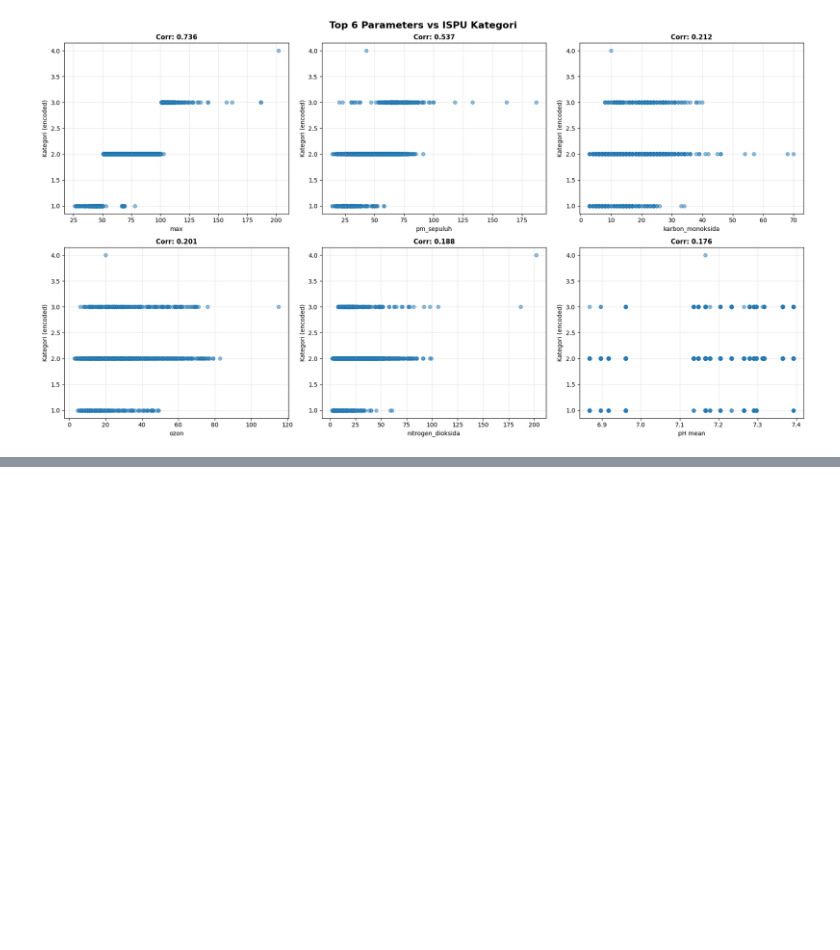
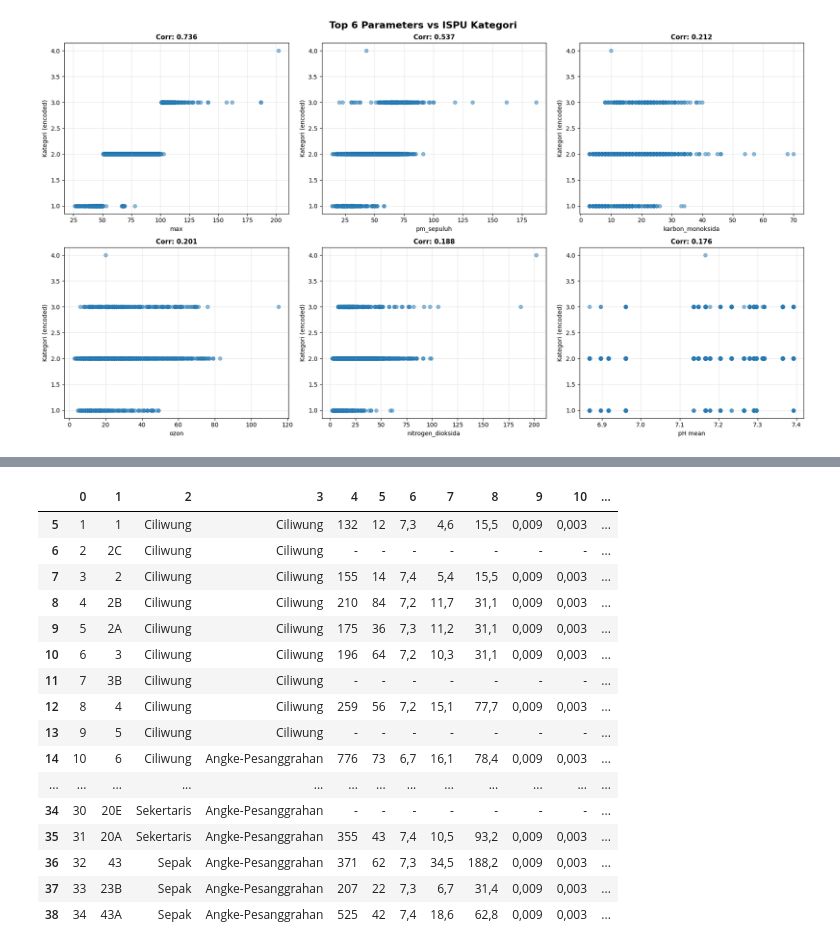
Before and after one commit to DanishRitonga/datavidia-penyisihan, a Jupyter notebook: main.ipynb, the cells around one changed output, grey strips where cells are left out. Cells and saved outputs as stored; diff of their text form; code cells hidden in the pictures; blank space fills up the shorter version.

Commit message:
update extract table from pdf

```diff
--- a/main.ipynb
+++ b/main.ipynb
@@ -821,0 +896,25 @@ Name: kategori_encoded, dtype: float64
+# %%
+import camelot
+
+# 'lattice' flavor is best for tables with visible grid lines (like yours)
+tables = camelot.read_pdf("data/airSungai/airsungai_2015_1.pdf", pages='all', flavor='lattice')
+# %%
+tables[0].df.iloc[5:]
+# %% [output]
+|  | 0 | 1 | 2 | 3 | 4 | 5 | 6 | 7 | 8 | 9 | 10 | ... |
+| 5 | 1 | 1 | Ciliwung | Ciliwung | 132 | 12 | 7,3 | 4,6 | 15,5 | 0,009 | 0,003 | ... |
+| 6 | 2 | 2C | Ciliwung | Ciliwung | - | - | - | - | - | - | - | ... |
+| 7 | 3 | 2 | Ciliwung | Ciliwung | 155 | 14 | 7,4 | 5,4 | 15,5 | 0,009 | 0,003 | ... |
+| 8 | 4 | 2B | Ciliwung | Ciliwung | 210 | 84 | 7,2 | 11,7 | 31,1 | 0,009 | 0,003 | ... |
+| 9 | 5 | 2A | Ciliwung | Ciliwung | 175 | 36 | 7,3 | 11,2 | 31,1 | 0,009 | 0,003 | ... |
+| 10 | 6 | 3 | Ciliwung | Ciliwung | 196 | 64 | 7,2 | 10,3 | 31,1 | 0,009 | 0,003 | ... |
+| 11 | 7 | 3B | Ciliwung | Ciliwung | - | - | - | - | - | - | - | ... |
+| 12 | 8 | 4 | Ciliwung | Ciliwung | 259 | 56 | 7,2 | 15,1 | 77,7 | 0,009 | 0,003 | ... |
+| 13 | 9 | 5 | Ciliwung | Ciliwung | - | - | - | - | - | - | - | ... |
+| 14 | 10 | 6 | Ciliwung | Angke-Pesanggrahan | 776 | 73 | 6,7 | 16,1 | 78,4 | 0,009 | 0,003 | ... |
+| ... | ... | ... | ... | ... | ... | ... | ... | ... | ... | ... | ... | ... |
+| 34 | 30 | 20E | Sekertaris | Angke-Pesanggrahan | - | - | - | - | - | - | - | ... |
+| 35 | 31 | 20A | Sekertaris | Angke-Pesanggrahan | 355 | 43 | 7,4 | 10,5 | 93,2 | 0,009 | 0,003 | ... |
+| 36 | 32 | 43 | Sepak | Angke-Pesanggrahan | 371 | 62 | 7,3 | 34,5 | 188,2 | 0,009 | 0,003 | ... |
+| 37 | 33 | 23B | Sepak | Angke-Pesanggrahan | 207 | 22 | 7,3 | 6,7 | 31,4 | 0,009 | 0,003 | ... |
+| 38 | 34 | 43A | Sepak | Angke-Pesanggrahan | 525 | 42 | 7,4 | 18,6 | 62,8 | 0,009 | 0,003 | ... |
```
Also changed, not shown: parts of 8 cells of this notebook, 16 other files.
